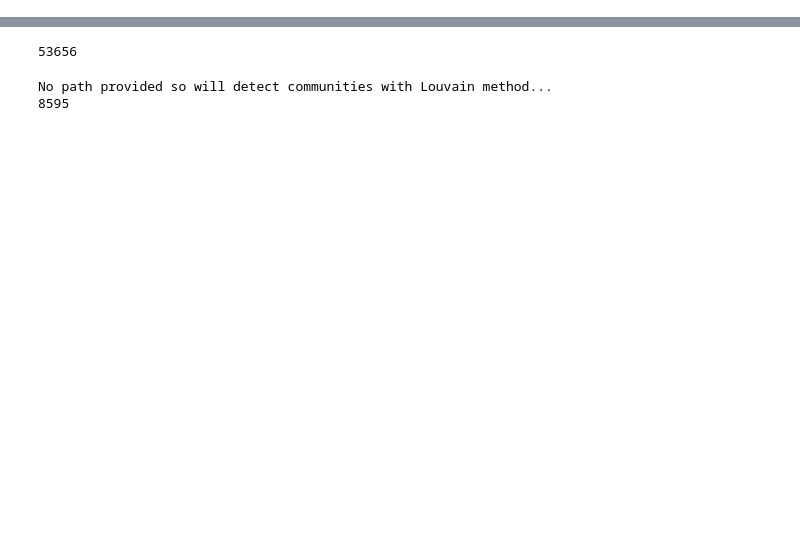
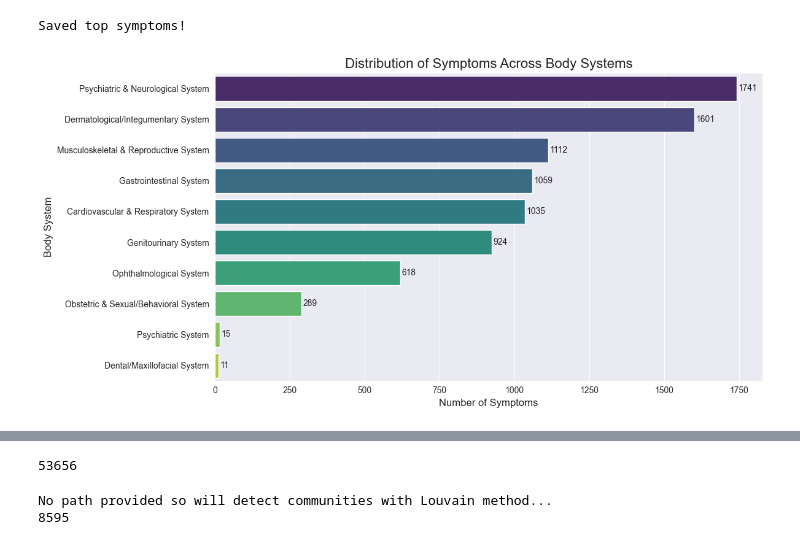
Before and after one commit to TheoYamit/CPSC572-Project, a Jupyter notebook: calculationResults.ipynb, the cells around one changed output, grey strips where cells are left out. Saved outputs shown, nothing was run; the diff lists cells and outputs as text; code cells hidden in the pictures; blank space fills up the shorter version.

```diff
--- a/calculationResults.ipynb
+++ b/calculationResults.ipynb
@@ -154,9 +179,26 @@ def filtered_and_add_system(member_strength_df):
 # %%
-def create_body_system_visualizations(labeled_system):
+def create_body_system_visualizations(community_dict):
+
+    # First, we filter to include only symptoms in meaningful communities
+    meaningful_comms = set(COMMUNITY_TO_SYSTEM.keys())
+    filtered_symptoms = {}
+    for symptom, community in community_dict.items():
+        if community in meaningful_comms:
+            filtered_symptoms[symptom] = community
+
+    # Then we make the dataframe for seaborn...
+    research_1_df = pd.DataFrame({
+        "symptom": list(filtered_symptoms.keys()),
+        "community": list(filtered_symptoms.values())
+    })
+
+    # Then we map each community number to
+    research_1_df["body_system"] = research_1_df["community"].map(COMMUNITY_TO_SYSTEM)
+
+    # Then we count the symptoms of each body system
+    system_counts = research_1_df["body_system"].value_counts()
 
     plt.figure(figsize=(12, 6))
-    system_counts = labeled_system['body_system'].value_counts()
-
     # Interesting thing in seaborn...
     # passing pallete without assigning hue is deprecated.
     # Need to set hue to y, while also disabling the legend to False
@@ -201,5 +266,33 @@ labeled_system = filtered_and_add_system(member_strength_df)
+# %%
+# First want to extract top symptoms to see what that community is...
+communities_to_analyze = [5, 6, 0, 1, 2, 8, 2, 4, 48, 40, 58]
+community_symptoms = {}
+
+for community_id in communities_to_analyze:
+    community_df = member_strength_df[member_strength_df["community"] == community_id]
+
+    # Will get 50 symptoms
+    top_symptoms = community_df.nlargest(50, "member_strength")
+
+    # Then we just store it in the dictionary
+    community_symptoms[community_id] = top_symptoms["symptom"].tolist()
+
+# Then just write to file for reference....
+with open("top_community_symptoms.txt", "w") as file:
+    for community_id, symptoms in community_symptoms.items():
+        file.write(f"Community {community_id}: \n")
+        file.write("-" * 30 + "\n")
+        for symptom in symptoms:
+            file.write(f"{symptom}\n")
+        file.write("\n\n")
+
+print("Saved top symptoms!")
+# %% [output]
+Saved top symptoms!
 # %%
-create_body_system_visualizations(labeled_system)
+create_body_system_visualizations(community_dict)
+# %% [output]
+[figure, added]
 # %%
 #----------------------------------------------------------------------------------------#
 # Are there diseases that are more likely to be misdiagnosed due to their common symptoms?
```
Also changed, not shown: parts of 23 cells of this notebook, 4 other files.
